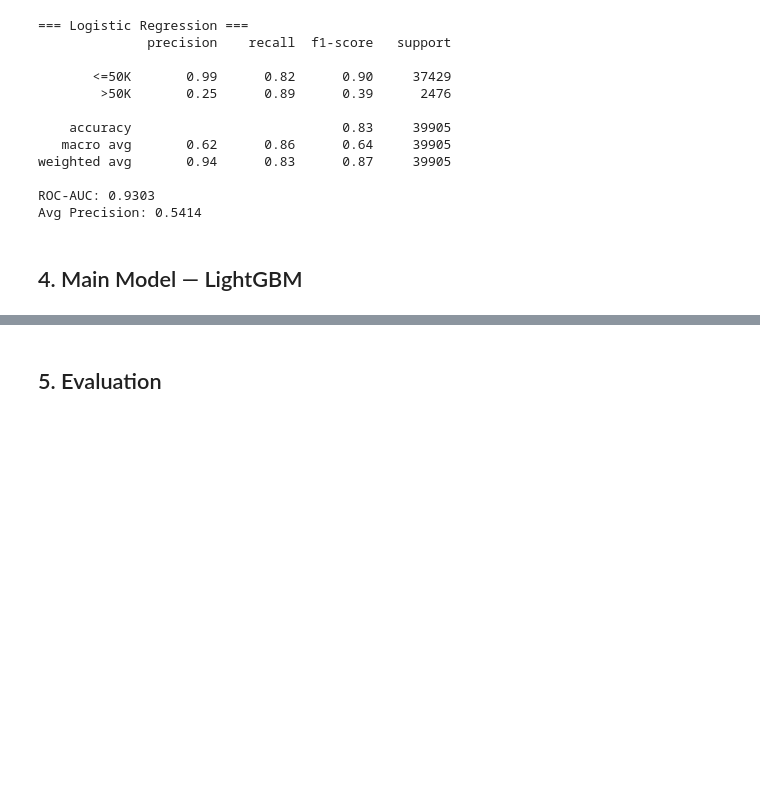
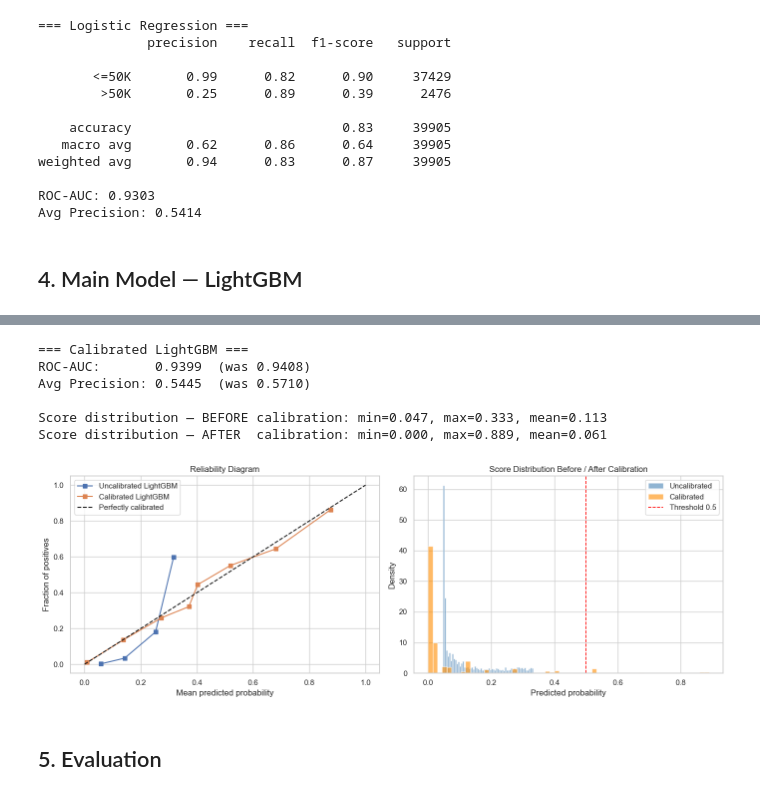
Before and after one commit to ZhishengSong/jpmc-ccb-risk-takehome, a Jupyter notebook: 02_classification.ipynb, the cells around one changed output, grey strips where cells are left out. Cells and saved outputs as stored; diff of their text form; code cells hidden in the pictures; blank space fills up the shorter version.

```diff
--- a/02_classification.ipynb
+++ b/02_classification.ipynb
@@ -145,3 +156,54 @@ Avg Precision: 0.5722
+# %%
+from sklearn.calibration import CalibratedClassifierCV, calibration_curve
+
+# cv='prefit': lgb_model is already trained; fit calibrator on validation set only
+# (same val set used for early stopping — acceptable for a take-home; in production
+# use a separate calibration split)
+calibrated_lgb = CalibratedClassifierCV(lgb_model, cv='prefit', method='isotonic')
+calibrated_lgb.fit(X_val, y_val)
+
+y_prob_lgb_cal = calibrated_lgb.predict_proba(X_test)[:, 1]
+
+print("=== Calibrated LightGBM ===")
+print(f"ROC-AUC:       {roc_auc_score(y_test, y_prob_lgb_cal):.4f}  (was {roc_auc_score(y_test, y_prob_lgb):.4f})")
+print(f"Avg Precision: {average_precision_score(y_test, y_prob_lgb_cal):.4f}  (was {average_precision_score(y_test, y_prob_lgb):.4f})")
+print()
+print(f"Score distribution — BEFORE calibration: min={y_prob_lgb.min():.3f}, max={y_prob_lgb.max():.3f}, mean={y_prob_lgb.mean():.3f}")
+print(f"Score distribution — AFTER  calibration: min={y_prob_lgb_cal.min():.3f}, max={y_prob_lgb_cal.max():.3f}, mean={y_prob_lgb_cal.mean():.3f}")
+# %% [output]
+=== Calibrated LightGBM ===
+ROC-AUC:       0.9399  (was 0.9408)
+Avg Precision: 0.5445  (was 0.5710)
+
+Score distribution — BEFORE calibration: min=0.047, max=0.333, mean=0.113
+Score distribution — AFTER  calibration: min=0.000, max=0.889, mean=0.061
+# %%
+fig, axes = plt.subplots(1, 2, figsize=(14, 5))
+
+# Reliability diagram
+for name, probs in [('Uncalibrated LightGBM', y_prob_lgb), ('Calibrated LightGBM', y_prob_lgb_cal)]:
+    frac_pos, mean_pred = calibration_curve(y_test, probs, n_bins=10)
+    axes[0].plot(mean_pred, frac_pos, 's-', label=name)
+axes[0].plot([0, 1], [0, 1], 'k--', label='Perfectly calibrated')
+axes[0].set_xlabel('Mean predicted probability')
+axes[0].set_ylabel('Fraction of positives')
+axes[0].set_title('Reliability Diagram')
+axes[0].legend()
+
+# Score distribution before vs after
+axes[1].hist(y_prob_lgb,     bins=60, alpha=0.6, label='Uncalibrated', density=True, color='steelblue')
+axes[1].hist(y_prob_lgb_cal, bins=60, alpha=0.6, label='Calibrated',   density=True, color='darkorange')
+axes[1].axvline(0.5, color='red', linestyle='--', linewidth=1.2, label='Threshold 0.5')
+axes[1].set_xlabel('Predicted probability')
+axes[1].set_ylabel('Density')
+axes[1].set_title('Score Distribution Before / After Calibration')
+axes[1].legend()
+
+plt.tight_layout()
+plt.savefig('figures/fig_calibration.png', dpi=100)
+plt.show()
+# %% [output]
+[figure, added]
 # %% [markdown]
 ## 5. Evaluation
 # %%
```
Also changed, not shown: parts of 9 cells of this notebook, 14 other files.
